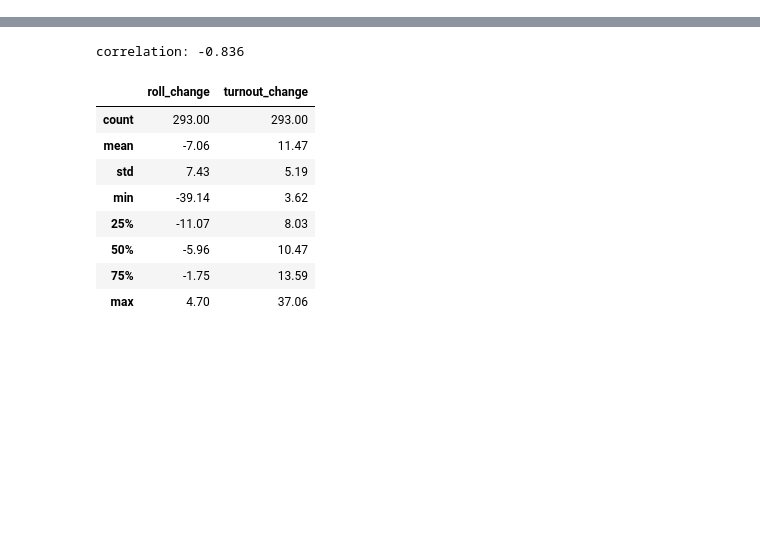
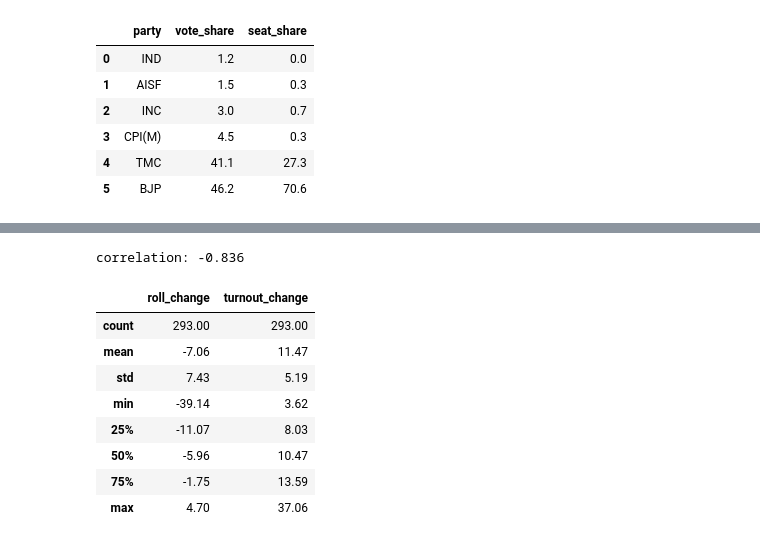
Before and after one commit to notoriouskapil/bengal-election-analysis, a Jupyter notebook: notebooks/charts.ipynb, the cells around one changed output, grey strips where cells are left out. Saved outputs shown, nothing was run; the diff lists cells and outputs as text; code cells hidden in the pictures; blank space fills up the shorter version.

```diff
--- a/notebooks/charts.ipynb
+++ b/notebooks/charts.ipynb
@@ -24,0 +29,20 @@ GREY = "#b8b6b0"
+# %%
+q = '''
+WITH v AS (SELECT party, SUM(total_votes)*100.0/(SELECT SUM(total_votes) FROM results WHERE year=2026) AS vote_share
+           FROM results WHERE year=2026 GROUP BY party),
+     s AS (SELECT winner_party AS party, COUNT(*)*100.0/293 AS seat_share
+           FROM winners WHERE year=2026 GROUP BY winner_party)
+SELECT v.party, v.vote_share, COALESCE(s.seat_share, 0) AS seat_share
+FROM v LEFT JOIN s ON s.party = v.party
+WHERE v.vote_share >= 1 ORDER BY v.vote_share
+'''
+a = pd.read_sql(q, conn)   # 293 not 294 - Falta held no poll
+a.round(1)
+# %% [output]
+|  | party | vote_share | seat_share |
+| 0 | IND | 1.2 | 0.0 |
+| 1 | AISF | 1.5 | 0.3 |
+| 2 | INC | 3.0 | 0.7 |
+| 3 | CPI(M) | 4.5 | 0.3 |
+| 4 | TMC | 41.1 | 27.3 |
+| 5 | BJP | 46.2 | 70.6 |
```
Also changed, not shown: parts of 9 cells of this notebook, 2 other files.
